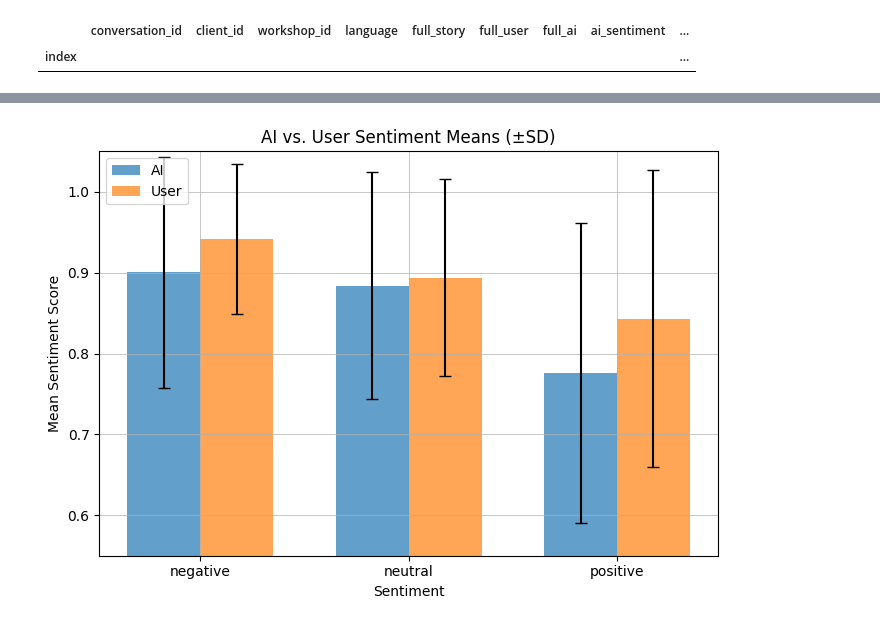
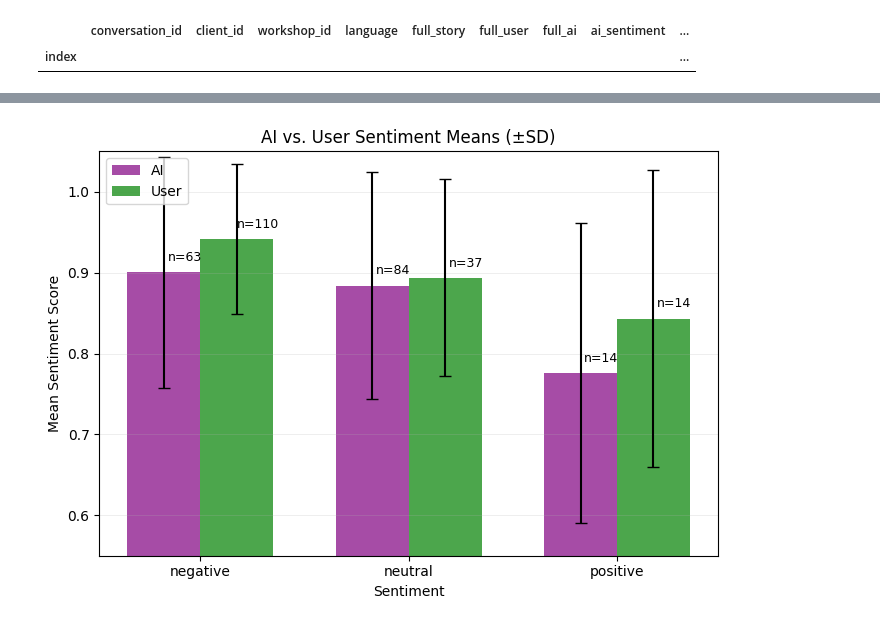
Before and after one commit to Halfidaldal/PENPAL_analysis, a Jupyter notebook: Berlin/Scripts & analyses/sentiment.ipynb, the cells around one changed output, grey strips where cells are left out. Saved outputs shown, nothing was run; the diff lists cells and outputs as text; code cells hidden in the pictures.

```diff
--- a/Berlin/Scripts & analyses/sentiment.ipynb
+++ b/Berlin/Scripts & analyses/sentiment.ipynb
@@ -111,3 +132,2 @@ df_stats=(
 # %%
-count = df['ai_sentiment'].value_counts()
-count
+df_stats.to_parquet('metrics/agg_sentiment.parquet')
@@ -130,32 +134,43 @@ df_stats
 # %%
 import matplotlib.pyplot as plt
 import numpy as np
 
-# make sure df_stats has columns: ['source', 'sentiment', 'mean', 'sd']
+# make sure df_stats has: ['source', 'sentiment', 'mean', 'sd', 'count_ai', 'count_user']
 sentiments = df_stats['sentiment'].unique()
 x = np.arange(len(sentiments))
 width = 0.35  # width of each bar
 
 fig, ax = plt.subplots(figsize=(7, 5))
 
 # Split data
 ai = df_stats[df_stats['source'] == 'ai']
 user = df_stats[df_stats['source'] == 'user']
 
-# Plot side-by-side
-ax.bar(x - width/2, ai['mean'], width, yerr=ai['sd'], label='AI', capsize=4, alpha=0.7)
-ax.bar(x + width/2, user['mean'], width, yerr=user['sd'], label='User', capsize=4, alpha=0.7)
+# Plot side-by-side bars
+bars_ai = ax.bar(x - width/2, ai['mean'], width, yerr=ai['sd'], label='AI', capsize=4, alpha=0.7, color='purple')
+bars_user = ax.bar(x + width/2, user['mean'], width, yerr=user['sd'], label='User', capsize=4, alpha=0.7, color='green')
+
+# Add n=count annotations above bars
+for bar, count in zip(bars_ai, ai['count_ai']):
+    height = bar.get_height()
+    ax.text(0.1+bar.get_x() + bar.get_width()/2, height + 0.01, f"n={int(count)}",
+            ha='center', va='bottom', fontsize=9, color='black')
+
+for bar, count in zip(bars_user, user['count_user']):
+    height = bar.get_height()
+    ax.text(0.1+bar.get_x() + bar.get_width()/2, height + 0.01, f"n={int(count)}",
+            ha='center', va='bottom', fontsize=9, color='black')
 
 # Formatting
 ax.set_xticks(x)
-ax.set_ylim((0.55, 1.05))
 ax.set_xticklabels(sentiments)
 ax.set_xlabel('Sentiment')
 ax.set_ylabel('Mean Sentiment Score')
+ax.set_ylim((0.55, 1.05))
 ax.set_title('AI vs. User Sentiment Means (±SD)')
 ax.legend()
+ax.grid(lw=0.5, axis='y', alpha=0.3)
 plt.tight_layout()
-plt.grid(lw=0.5)
 plt.show()
 # %% [output]
-[figure, old version]
+[figure, new version]
```
Also changed, not shown: parts of 4 cells of this notebook, 1 other file.
